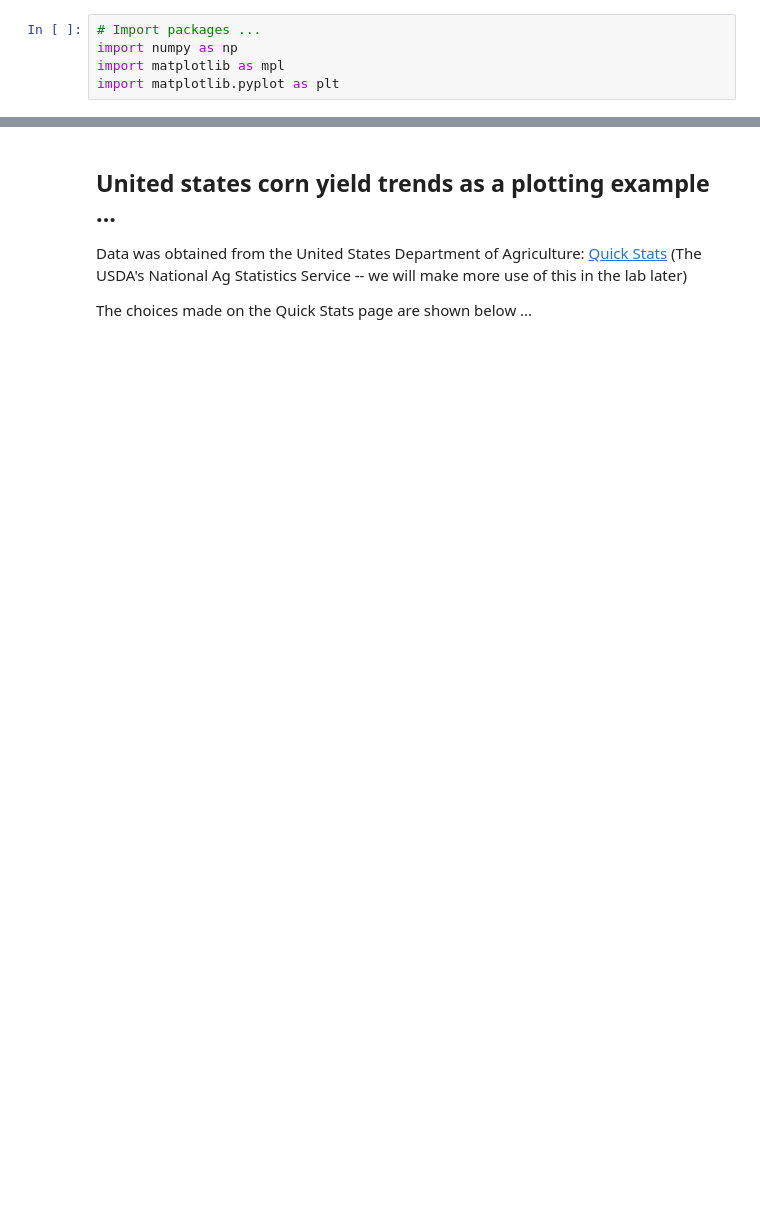
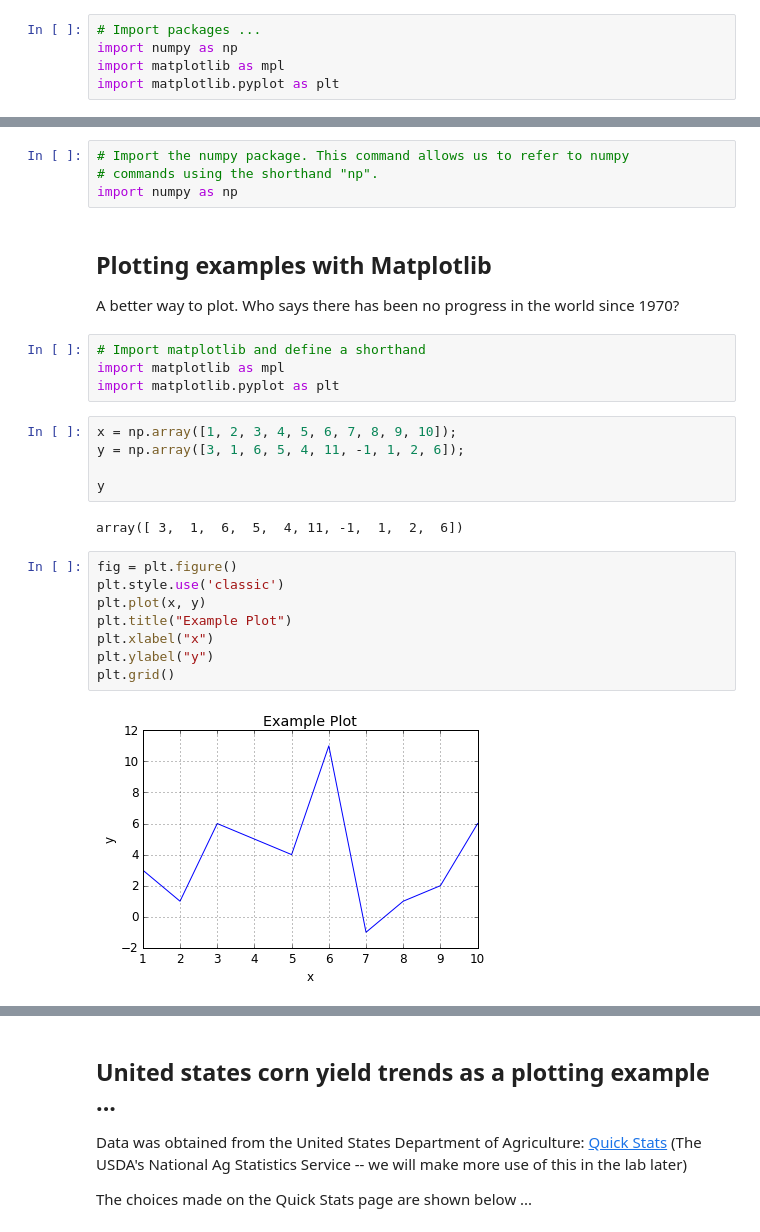
Before and after one commit to wrightdevan/HEC-2109-3-Lect2, a Jupyter notebook: Lect2.ipynb, the cells around one changed output, grey strips where cells are left out. Cells and saved outputs as stored; diff of their text form; blank space fills up the shorter version.

Commit message:
Add files via upload
Updated for April 2022 class (resynch to previous lecture progress and add some homework hint)

```diff
--- a/Lect2.ipynb
+++ b/Lect2.ipynb
@@ -33,0 +152,28 @@ import matplotlib.pyplot as plt
+# %%
+# Import the numpy package. This command allows us to refer to numpy
+# commands using the shorthand "np".
+import numpy as np
+# %% [markdown]
+## Plotting examples with Matplotlib
+A better way to plot. Who says there has been no progress in the world since 1970?
+# %%
+# Import matplotlib and define a shorthand
+import matplotlib as mpl
+import matplotlib.pyplot as plt
+# %%
+x = np.array([1, 2, 3, 4, 5, 6, 7, 8, 9, 10]);
+y = np.array([3, 1, 6, 5, 4, 11, -1, 1, 2, 6]);
+
+y
+# %% [output]
+array([ 3,  1,  6,  5,  4, 11, -1,  1,  2,  6])
+# %%
+fig = plt.figure()
+plt.style.use('classic')
+plt.plot(x, y)
+plt.title("Example Plot")
+plt.xlabel("x")
+plt.ylabel("y")
+plt.grid()
+# %% [output]
+[figure, added]
```
Also changed, not shown: parts of 51 cells of this notebook.
